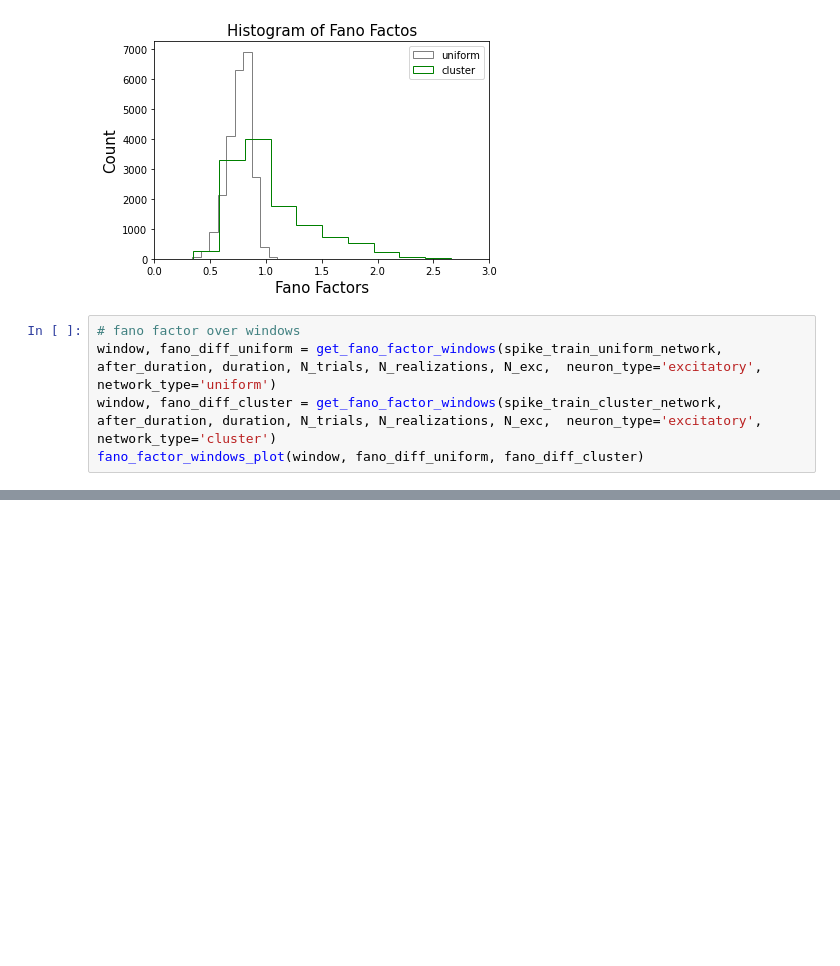
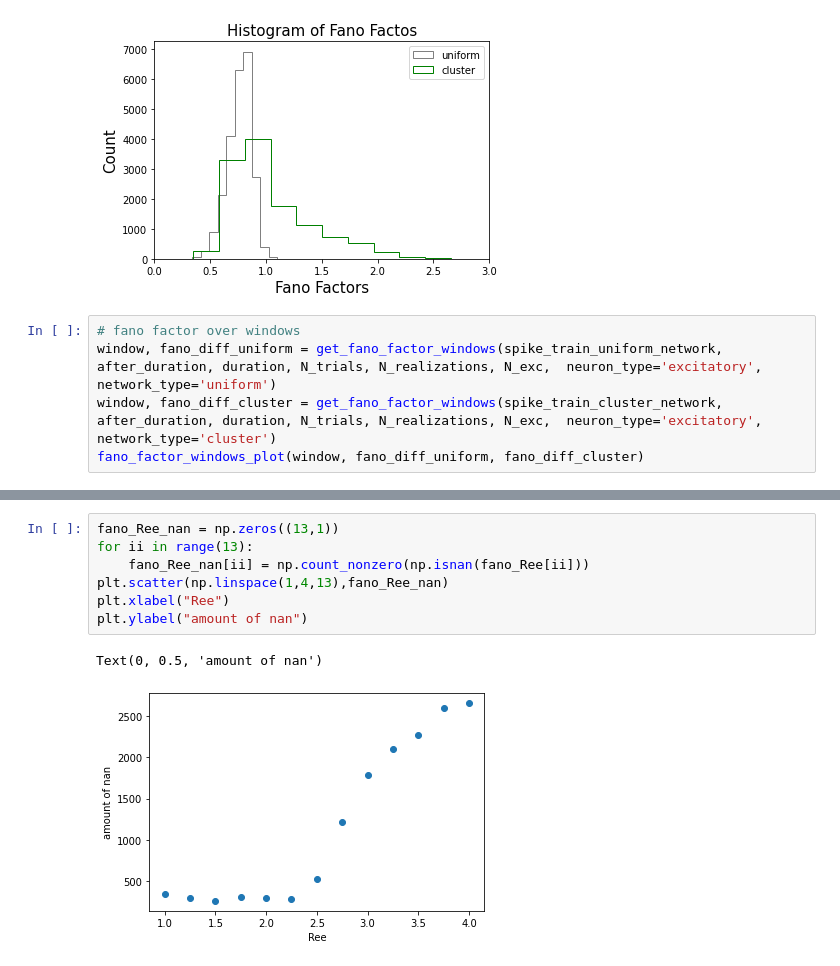
Before and after one commit to anujanegi/clustered-connections, a Jupyter notebook: Slow Dynamics and High Variability in Networks with Clustered Connections.ipynb, the cells around one changed output, grey strips where cells are left out. Saved outputs shown, nothing was run; the diff lists cells and outputs as text; blank space fills up the shorter version.

```diff
--- a/Slow Dynamics and High Variability in Networks with Clustered Connections.ipynb
+++ b/Slow Dynamics and High Variability in Networks with Clustered Connections.ipynb
@@ -72,0 +116,10 @@ fano_factor_windows_plot(window, fano_diff_uniform, fano_diff_cluster)
+# %%
+fano_Ree_nan = np.zeros((13,1))
+for ii in range(13):
+    fano_Ree_nan[ii] = np.count_nonzero(np.isnan(fano_Ree[ii]))
+plt.scatter(np.linspace(1,4,13),fano_Ree_nan)
+plt.xlabel("Ree")
+plt.ylabel("amount of nan")
+# %% [output]
+Text(0, 0.5, 'amount of nan')
+[figure, added]
```
Also changed, not shown: parts of 3 cells of this notebook, 2 other files.
